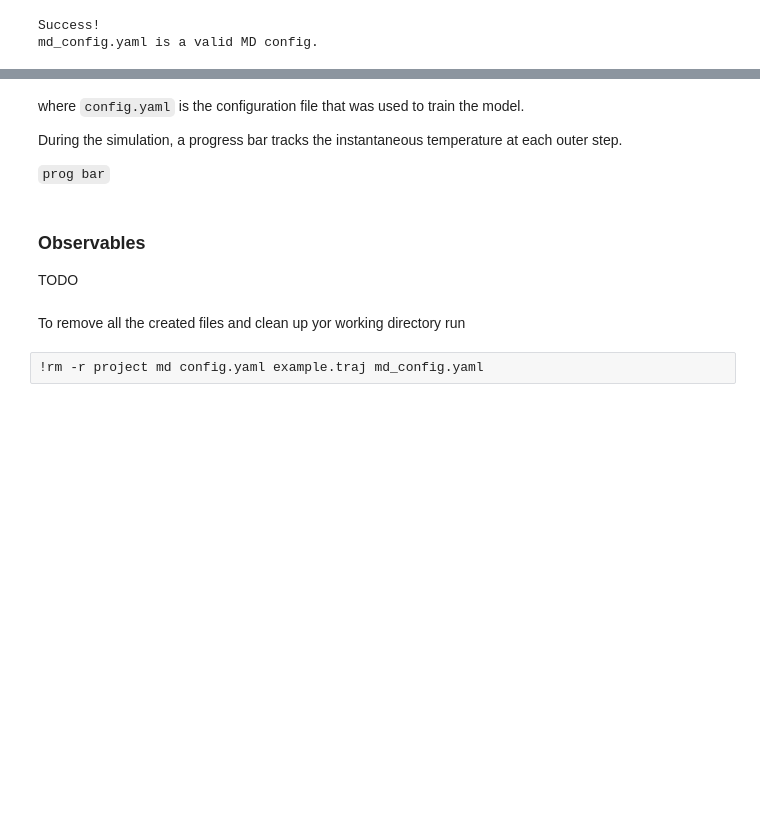
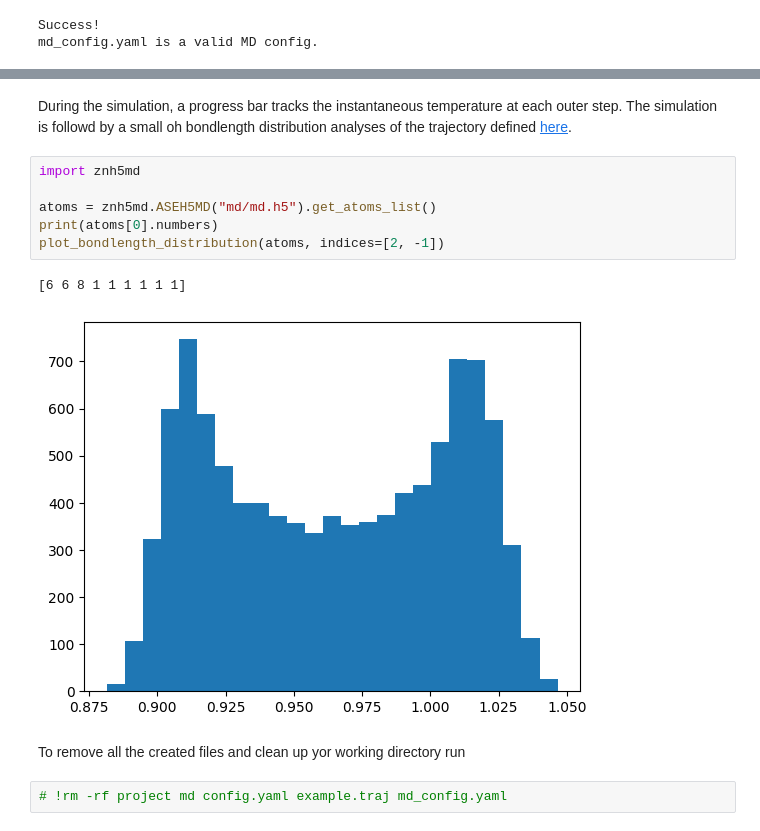
Before and after one commit to apax-hub/apax, a Jupyter notebook: examples/02_Molecular_Dynamics.ipynb, the cells around one changed output, grey strips where cells are left out. Saved outputs shown, nothing was run; the diff lists cells and outputs as text; blank space fills up the shorter version.

```diff
--- a/examples/02_Molecular_Dynamics.ipynb
+++ b/examples/02_Molecular_Dynamics.ipynb
@@ -166,16 +191,16 @@ INFO | 12:39:52 | simulation finished after elapsed time: 10.93 s
-# %% [markdown]
-
-
-where `config.yaml` is the configuration file that was used to train the model.
-
-During the simulation, a progress bar tracks the instantaneous temperature at each outer step.
-
-`prog bar`
-# %% [markdown]
-### Observables
-
-TODO
+# %% [markdown]
+During the simulation, a progress bar tracks the instantaneous temperature at each outer step.
+The simulation is followd by a small oh bondlength distribution analyses of the trajectory defined [here](#bondlength).
+# %%
+import znh5md
+
+atoms = znh5md.ASEH5MD("md/md.h5").get_atoms_list()
+print(atoms[0].numbers)
+plot_bondlength_distribution(atoms, indices=[2, -1])
+# %% [output]
+[6 6 8 1 1 1 1 1 1]
+[figure, added]
 # %% [markdown]
 To remove all the created files and clean up yor working directory run
 # %%
-!rm -r project md config.yaml example.traj md_config.yaml
+# !rm -rf project md config.yaml example.traj md_config.yaml
```
Also changed, not shown: parts of 10 cells of this notebook, 2 other files.
